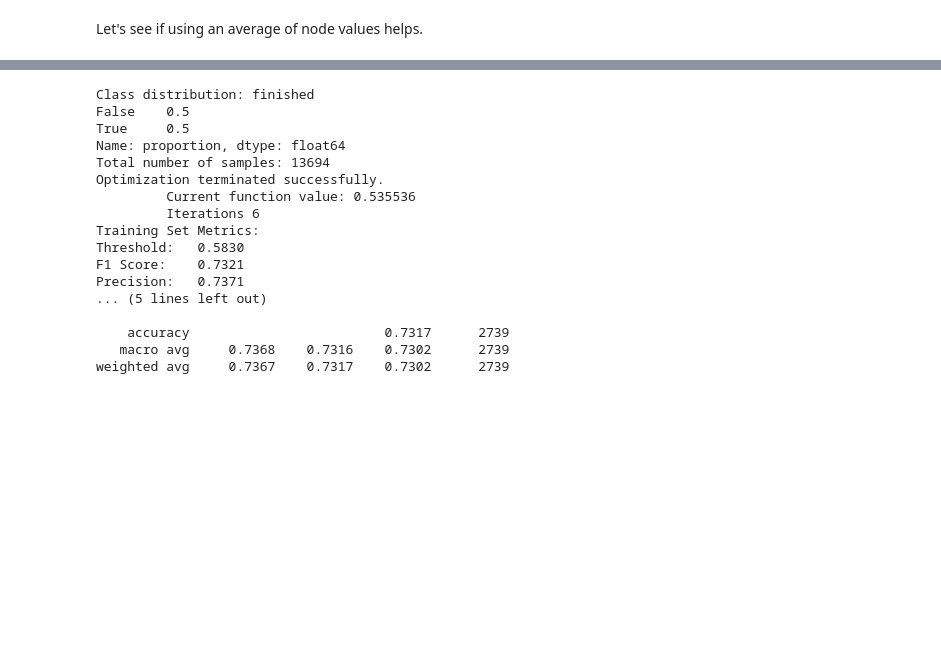
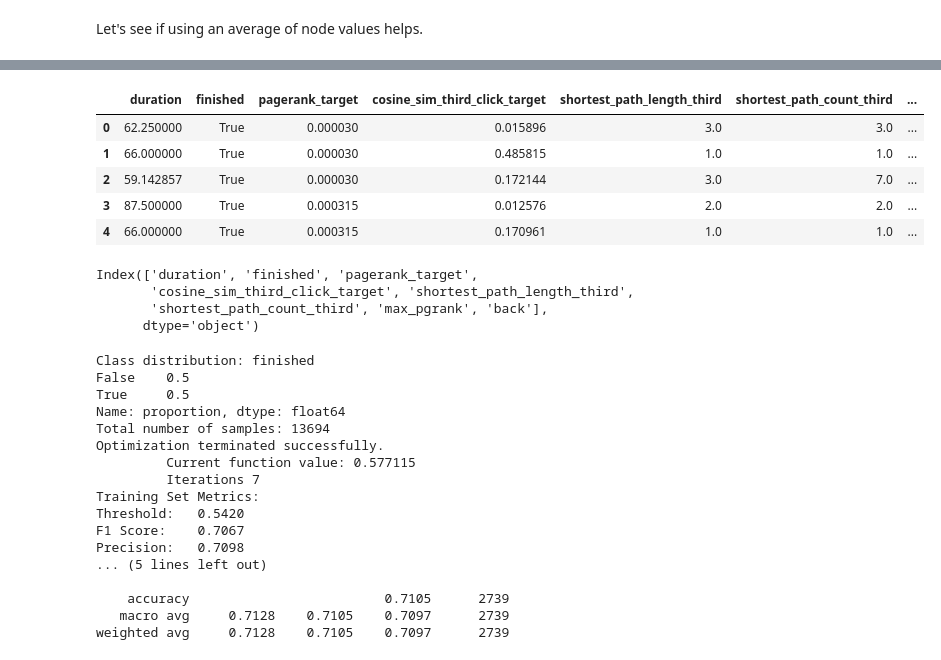
Before and after one commit to epfl-ada/ada-2024-project-outliars, a Jupyter notebook: src/ingame_analysis.ipynb, the cells around one changed output, grey strips where cells are left out. Drawn from its saved outputs; the diff is of its cells as text; code cells hidden in the pictures; blank space fills up the shorter version.

```diff
--- a/src/ingame_analysis.ipynb
+++ b/src/ingame_analysis.ipynb
@@ -467,8 +478,5 @@ Let's see if using an average of node values helps.
 # %%
-features_3 = ['duration', 'second_is_<', 'third_is_<',
-       'pagerank_target', 'pagerank_second_click',
-       'pagerank_third_click',
-        'shortest_path_length_source',
-        'shortest_path_length_second',
-       'shortest_path_count_second', 'shortest_path_length_third',
-       'shortest_path_count_third']
+games_longer_than_4_bis = games_longer_than_4.copy()
+games_longer_than_4_bis['max_pgrank'] = games_longer_than_4_bis.apply(lambda row: max(row['pagerank_source'], row['pagerank_first_click'], row['pagerank_second_click'], row['pagerank_third_click']), axis = 1)
+games_longer_than_4_bis['back'] = games_longer_than_4_bis.apply(lambda row: (row['second_is_<'] + row['third_is_<'])/2, axis = 1)
+games_longer_than_4_bis.head()
@@ -474,0 +507,28 @@ features_3 = ['duration', 'second_is_<', 'third_is_<',
+# %%
+games_longer_than_4_bis.drop(columns = ['second_is_<', 'third_is_<', 'pagerank_source',
+      'pagerank_first_click', 'pagerank_second_click',
+       'pagerank_third_click', 'fame_score_source', 'fame_score_first_click',
+       'fame_score_second_click', 'fame_score_third_click',
+       'cosine_sim_source_target', 'cosine_sim_first_click_target',
+       'cosine_sim_second_click_target',
+       'first_link', 'second_link', 'third_link',
+       'shortest_path_length_source', 'shortest_path_count_source',
+       'shortest_path_length_first', 'shortest_path_count_first',
+       'shortest_path_length_second', 'shortest_path_count_second',
+      ], inplace=True)
+# %%
+games_longer_than_4_bis.head()
+# %% [output]
+|  | duration | finished | pagerank_target | cosine_sim_third_click_target | shortest_path_length_third | shortest_path_count_third | ... |
+| 0 | 62.250000 | True | 0.000030 | 0.015896 | 3.0 | 3.0 | ... |
+| 1 | 66.000000 | True | 0.000030 | 0.485815 | 1.0 | 1.0 | ... |
+| 2 | 59.142857 | True | 0.000030 | 0.172144 | 3.0 | 7.0 | ... |
+| 3 | 87.500000 | True | 0.000315 | 0.012576 | 2.0 | 2.0 | ... |
+| 4 | 66.000000 | True | 0.000315 | 0.170961 | 1.0 | 1.0 | ... |
+# %%
+games_longer_than_4_bis.columns
+# %% [output]
+Index(['duration', 'finished', 'pagerank_target',
+       'cosine_sim_third_click_target', 'shortest_path_length_third',
+       'shortest_path_count_third', 'max_pgrank', 'back'],
+      dtype='object')
@@ -475,5 +539,5 @@ features_3 = ['duration', 'second_is_<', 'third_is_<',
 # %%
-model_3 = LogisticRegression(games_longer_than_4, features_3)
+model_3 = LogisticRegression(games_longer_than_4_bis, features_3)
 model_3.fit()
 # %% [output]
 Class distribution: finished
@@ -482,14 +546,14 @@ True     0.5
 Name: proportion, dtype: float64
 Total number of samples: 13694
 Optimization terminated successfully.
-         Current function value: 0.535536
-         Iterations 6
+         Current function value: 0.577115
+         Iterations 7
 Training Set Metrics:
-Threshold:   0.5830
-F1 Score:    0.7321
-Precision:   0.7371
+Threshold:   0.5420
+F1 Score:    0.7067
+Precision:   0.7098
 ... (5 lines left out)
 
-    accuracy                         0.7317      2739
-   macro avg     0.7368    0.7316    0.7302      2739
-weighted avg     0.7367    0.7317    0.7302      2739
+    accuracy                         0.7105      2739
+   macro avg     0.7128    0.7105    0.7097      2739
+weighted avg     0.7128    0.7105    0.7097      2739
```
Also changed, not shown: parts of 23 cells of this notebook, 2 other files.
